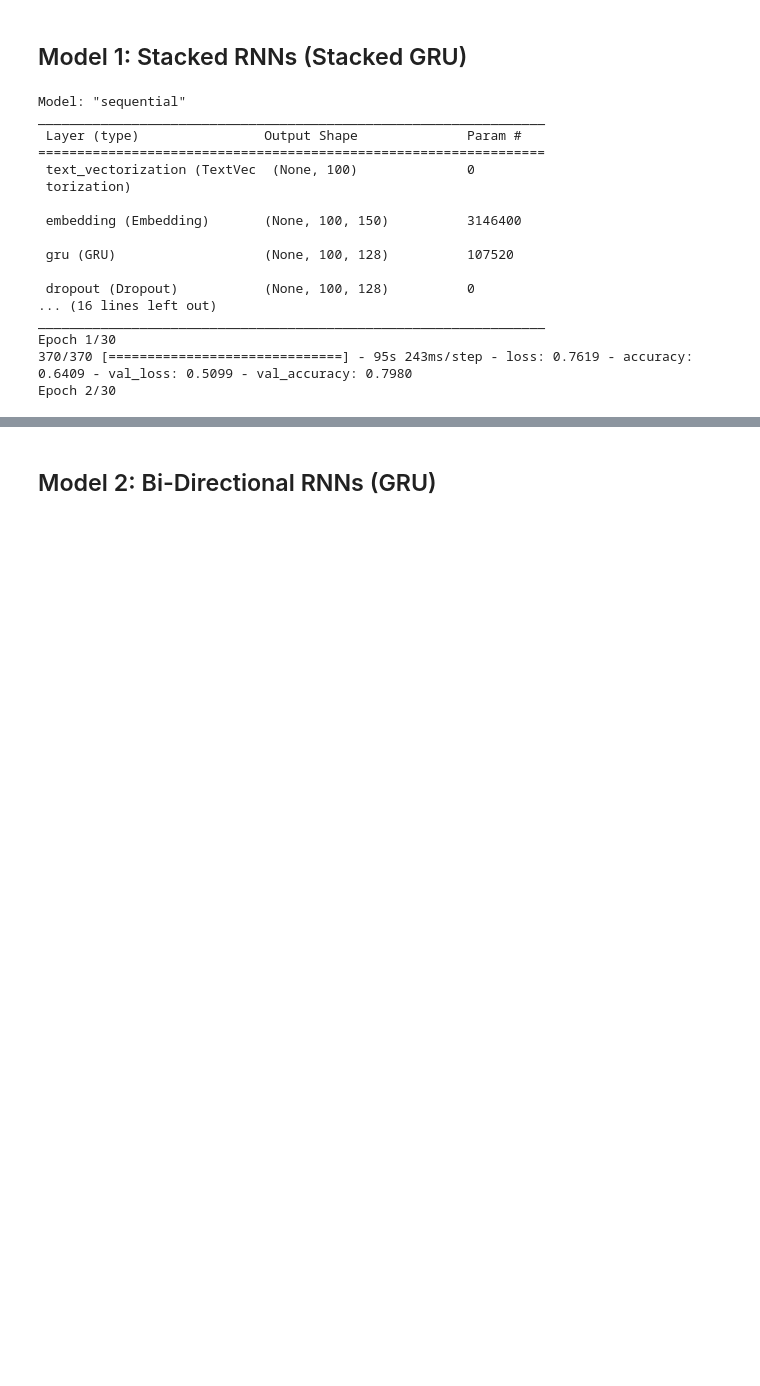
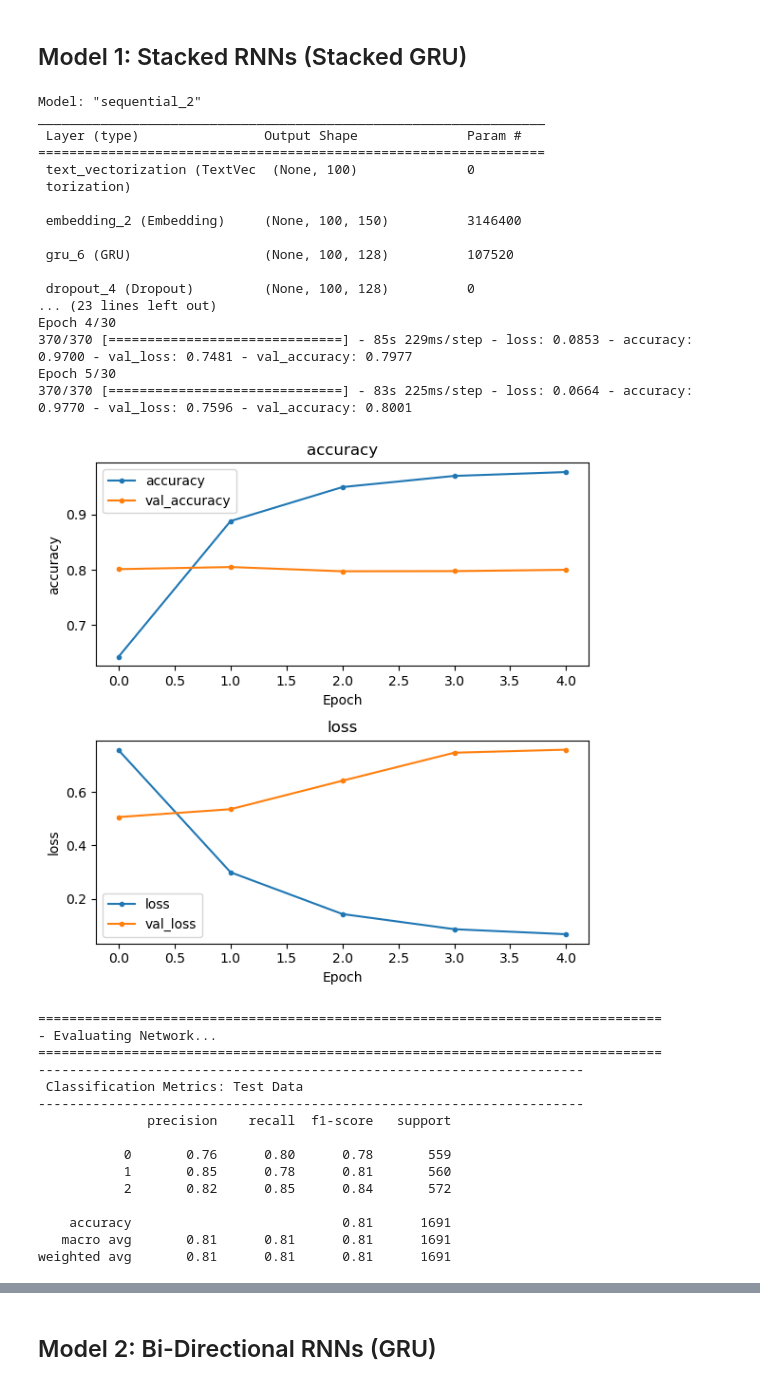
Before and after one commit to EhLeeOod/advanced-machine-learning, a Jupyter notebook: core-text-classification-rnn.ipynb, the cells around one changed output, grey strips where cells are left out. Saved outputs shown, nothing was run; the diff lists cells and outputs as text; code cells hidden in the pictures; blank space fills up the shorter version.

Commit message:
model 1

```diff
--- a/core-text-classification-rnn.ipynb
+++ b/core-text-classification-rnn.ipynb
@@ -341,34 +341,50 @@ EMBED_DIM = 150
 # %%
 # build, fit, evaluate
 
 model = build_gru_model_stack_deep_pool(sequence_vectorizer)
 
 EPOCHS = 30
 history = model.fit(
     train_ds,
     epochs=EPOCHS,
     validation_data=val_ds,
     callbacks=get_callbacks(),
 )
-results = evaluate_classification_network(
+results = fn.evaluate_classification_network(
     model,
     X_test=test_ds, history=history
 );
 # %% [output]
-Model: "sequential"
+Model: "sequential_2"
 _________________________________________________________________
  Layer (type)                Output Shape              Param #
 =================================================================
  text_vectorization (TextVec  (None, 100)              0
  torization)
 
- embedding (Embedding)       (None, 100, 150)          3146400
+ embedding_2 (Embedding)     (None, 100, 150)          3146400
 
- gru (GRU)                   (None, 100, 128)          107520
+ gru_6 (GRU)                 (None, 100, 128)          107520
 
- dropout (Dropout)           (None, 100, 128)          0
-... (16 lines left out)
-_________________________________________________________________
-Epoch 1/30
-370/370 [==============================] - 95s 243ms/step - loss: 0.7619 - accuracy: 0.6409 - val_loss: 0.5099 - val_accuracy: 0.7980
-Epoch 2/30
+ dropout_4 (Dropout)         (None, 100, 128)          0
+... (23 lines left out)
+Epoch 4/30
+370/370 [==============================] - 85s 229ms/step - loss: 0.0853 - accuracy: 0.9700 - val_loss: 0.7481 - val_accuracy: 0.7977
+Epoch 5/30
+370/370 [==============================] - 83s 225ms/step - loss: 0.0664 - accuracy: 0.9770 - val_loss: 0.7596 - val_accuracy: 0.8001
+[figure, added]
+================================================================================
+- Evaluating Network...
+================================================================================
+----------------------------------------------------------------------
+ Classification Metrics: Test Data
+----------------------------------------------------------------------
+              precision    recall  f1-score   support
+
+           0       0.76      0.80      0.78       559
+           1       0.85      0.78      0.81       560
+           2       0.82      0.85      0.84       572
+
+    accuracy                           0.81      1691
+   macro avg       0.81      0.81      0.81      1691
+weighted avg       0.81      0.81      0.81      1691
```
Also changed, not shown: parts of 10 cells of this notebook.
